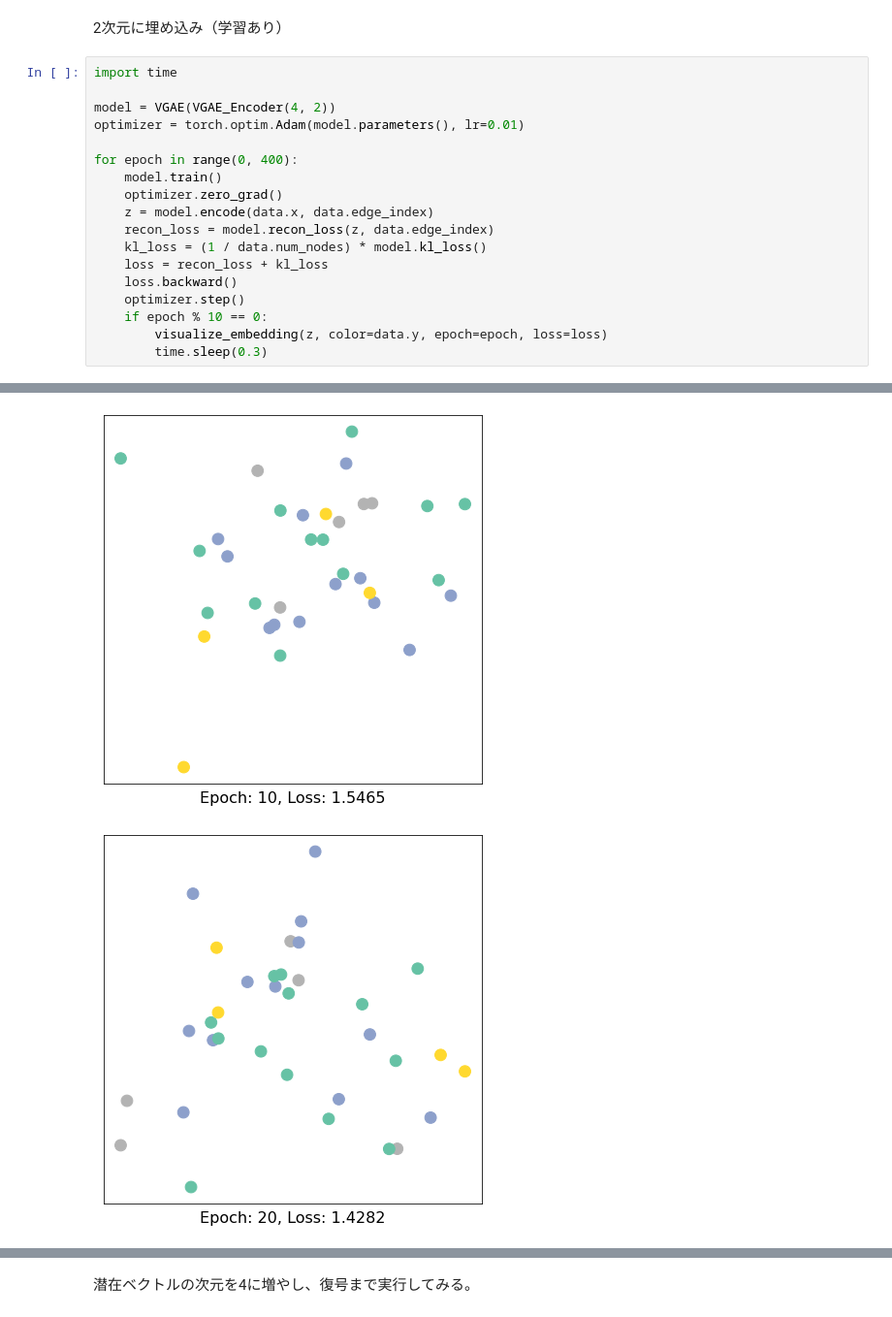
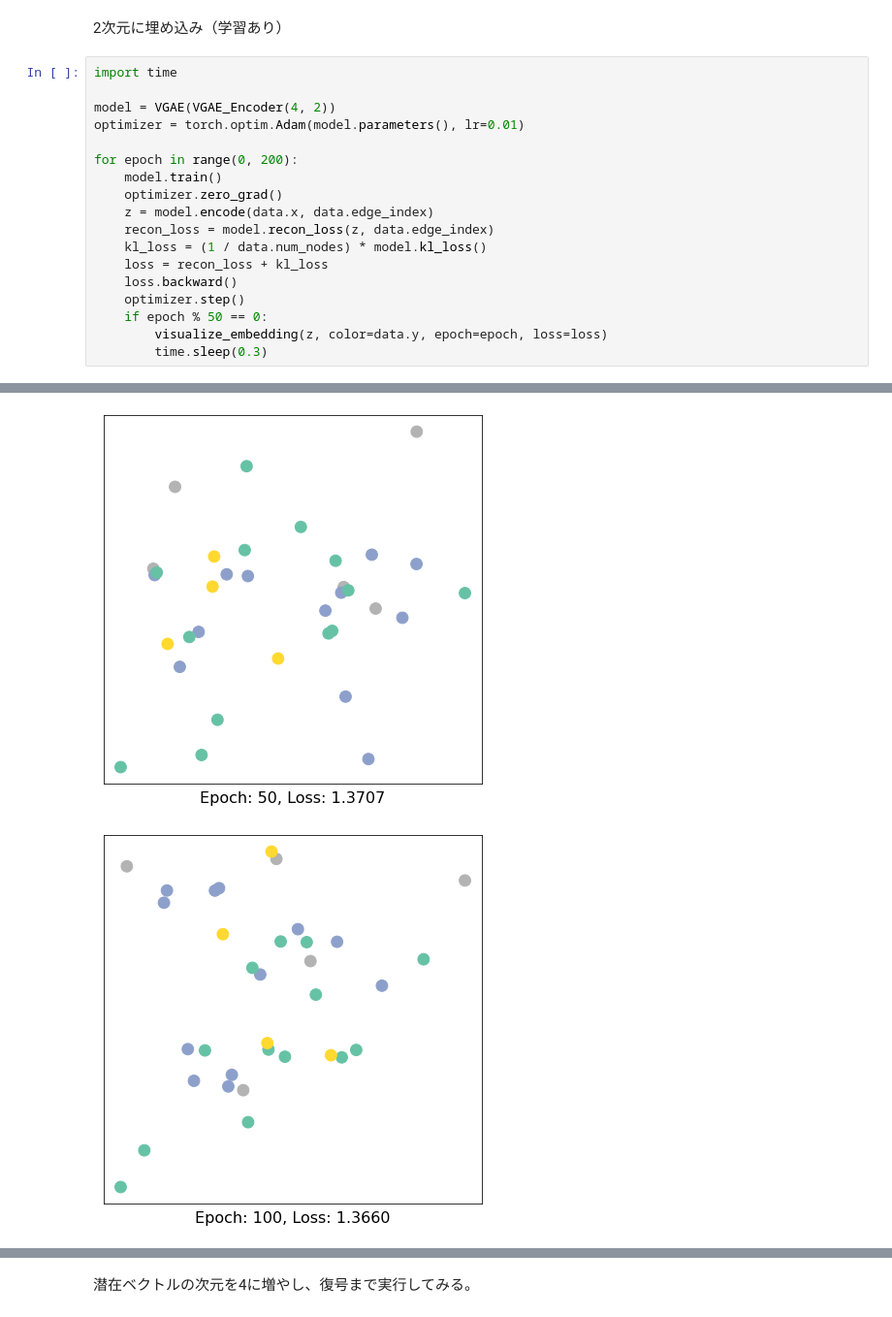
Before and after one commit to toami-ryo/GNN, a Jupyter notebook: VGAE.ipynb, the cells around one changed output, grey strips where cells are left out. Shown at 97% size. Drawn from its saved outputs; the diff is of its cells as text.

```diff
--- a/VGAE.ipynb
+++ b/VGAE.ipynb
@@ -134,22 +135,22 @@ Embedding shape: [34, 2]
 # %%
 import time
 
 model = VGAE(VGAE_Encoder(4, 2))
 optimizer = torch.optim.Adam(model.parameters(), lr=0.01)
 
-for epoch in range(0, 400):
+for epoch in range(0, 200):
     model.train()
     optimizer.zero_grad()
     z = model.encode(data.x, data.edge_index)
     recon_loss = model.recon_loss(z, data.edge_index)
     kl_loss = (1 / data.num_nodes) * model.kl_loss()
     loss = recon_loss + kl_loss
     loss.backward()
     optimizer.step()
-    if epoch % 10 == 0:
+    if epoch % 50 == 0:
         visualize_embedding(z, color=data.y, epoch=epoch, loss=loss)
         time.sleep(0.3)
 # %% [output]
 [figure]
-[figure, old version]
+[figure, new version]
-[figure, old version]
+[figure, new version]
```
Also changed, not shown: parts of 14 cells of this notebook.
